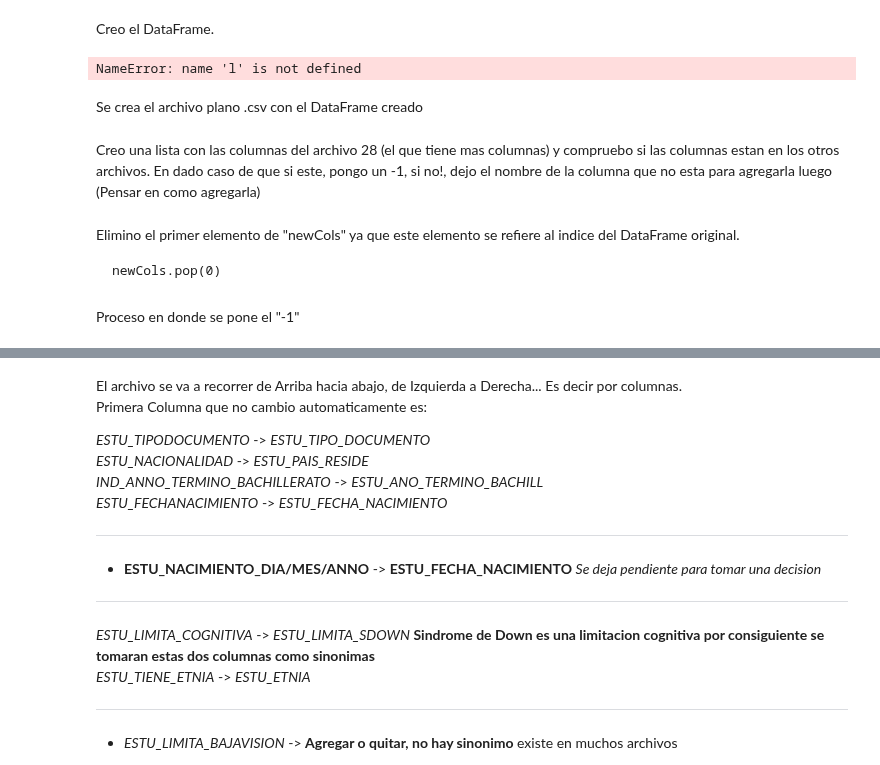
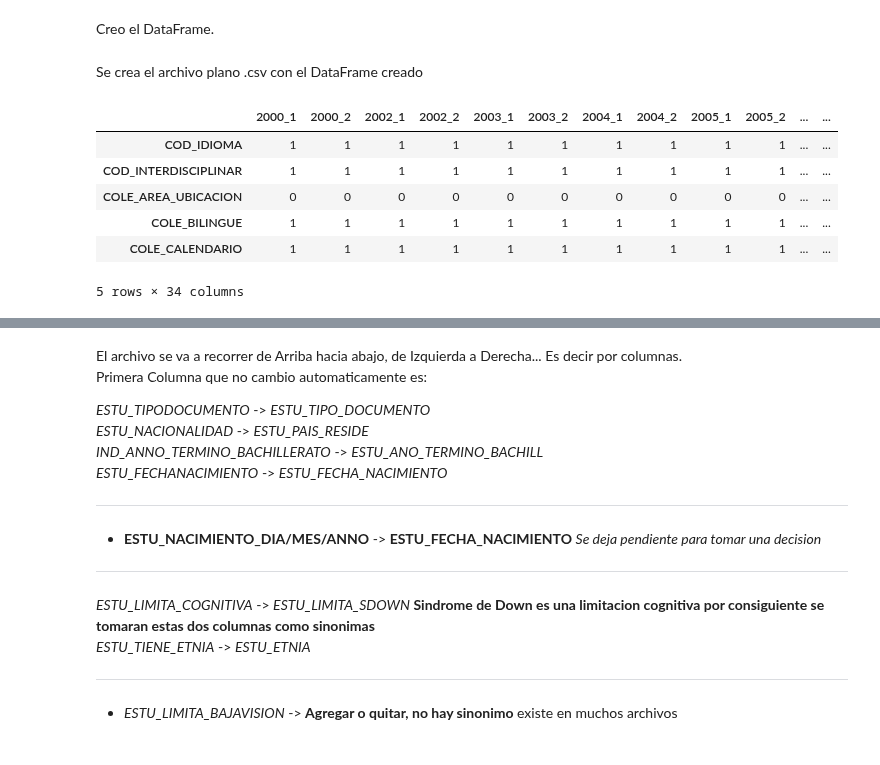
Before and after one commit to AronForero/ICFESProject, a Jupyter notebook: Descriptive_Analisis/Catalogo_Ficheros.ipynb, the cells around one changed output, grey strips where cells are left out. Drawn from its saved outputs; the diff is of its cells as text; code cells hidden in the pictures.

Commit message:
Se creo el nuevo DataFrame, se comenzara con la eliminacion de filas del archivo

```diff
--- a/Descriptive_Analisis/Catalogo_Ficheros.ipynb
+++ b/Descriptive_Analisis/Catalogo_Ficheros.ipynb
@@ -128,0 +150,2 @@ columnas = ["2000_1", "2000_2", "2002_1", "2002_2", "2003_1", "2003_2", "2004_1"
+# %%
+datac.sort()
@@ -129,9 +177,11 @@ columnas = ["2000_1", "2000_2", "2002_1", "2002_2", "2003_1", "2003_2", "2004_1"
 # %% [markdown]
 Creo el DataFrame.
+# %%
+U = list(U)
+# %%
+U.sort()
 # %%
-column_comparison = pd.DataFrame(data = , index = U, columns=columnas)
+column_comparison = pd.DataFrame(data = datac, index = U, columns=columnas)
-# %% [output]
-NameError: name 'l' is not defined
 # %% [markdown]
 Se crea el archivo plano .csv con el DataFrame creado
 # %%
@@ -139,4 +189,12 @@ column_comparison.to_csv("ColumnComparison.csv", sep=";", na_rep="NaN")
-# %% [markdown]
-Creo una lista con las columnas del archivo 28 (el que tiene mas columnas) y compruebo si las columnas estan en los otros archivos. En dado caso de que si este, pongo un -1, si no!, dejo el nombre de la columna que no esta para agregarla luego (Pensar en como agregarla)
+# %%
+column_comparison.head()
+# %% [output]
+|  | 2000_1 | 2000_2 | 2002_1 | 2002_2 | 2003_1 | 2003_2 | 2004_1 | 2004_2 | 2005_1 | 2005_2 | ... | ... |
+| COD_IDIOMA | 1 | 1 | 1 | 1 | 1 | 1 | 1 | 1 | 1 | 1 | ... | ... |
+| COD_INTERDISCIPLINAR | 1 | 1 | 1 | 1 | 1 | 1 | 1 | 1 | 1 | 1 | ... | ... |
+| COLE_AREA_UBICACION | 0 | 0 | 0 | 0 | 0 | 0 | 0 | 0 | 0 | 0 | ... | ... |
+| COLE_BILINGUE | 1 | 1 | 1 | 1 | 1 | 1 | 1 | 1 | 1 | 1 | ... | ... |
+| COLE_CALENDARIO | 1 | 1 | 1 | 1 | 1 | 1 | 1 | 1 | 1 | 1 | ... | ... |
+5 rows × 34 columns
 # %%
 Column_Comparison_File = pd.read_csv("ColumnComparison.csv", delimiter=";")
@@ -145,4 +200,0 @@ newCols = [i for i in Column_Comparison_File.iloc[27]]
-# %% [markdown]
-Elimino el primer elemento de "newCols" ya que este elemento se refiere al indice del DataFrame original.
-
-    newCols.pop(0)
@@ -153,2 +200,0 @@ l2 = obj_2list(file, file05, file1, file1_5, file2, file25, file3, file35, file4
-# %% [markdown]
-Proceso en donde se pone el "-1"
```
Also changed, not shown: parts of 24 cells of this notebook, 1 other file.
